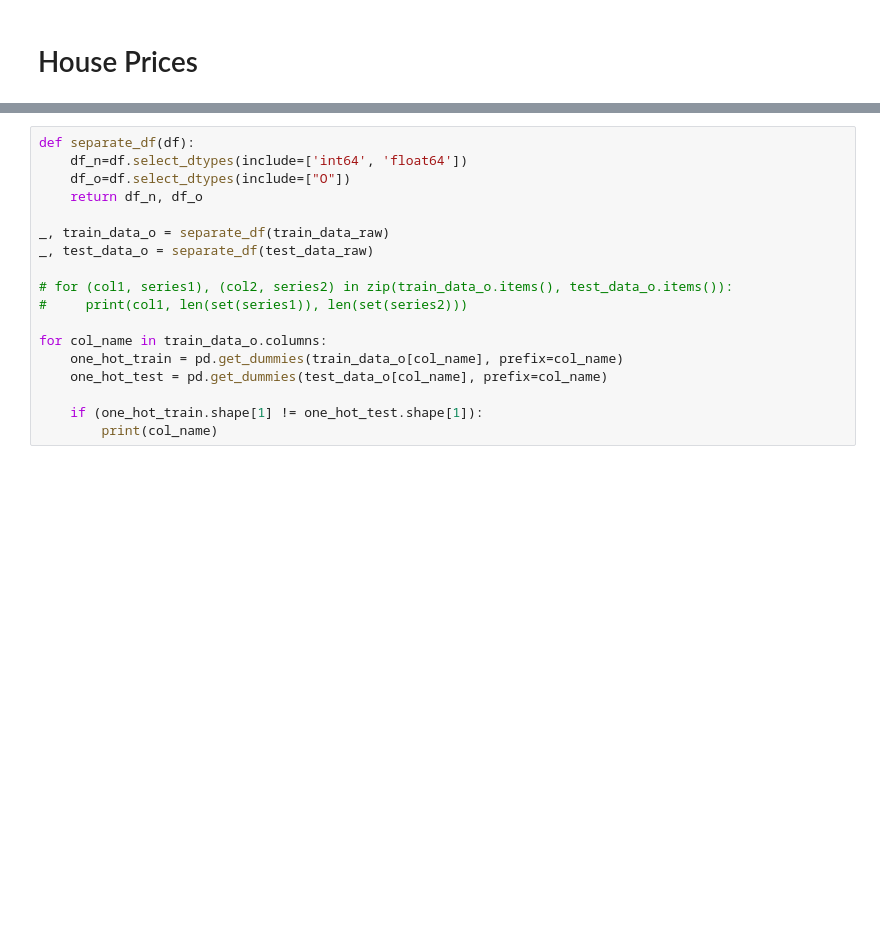
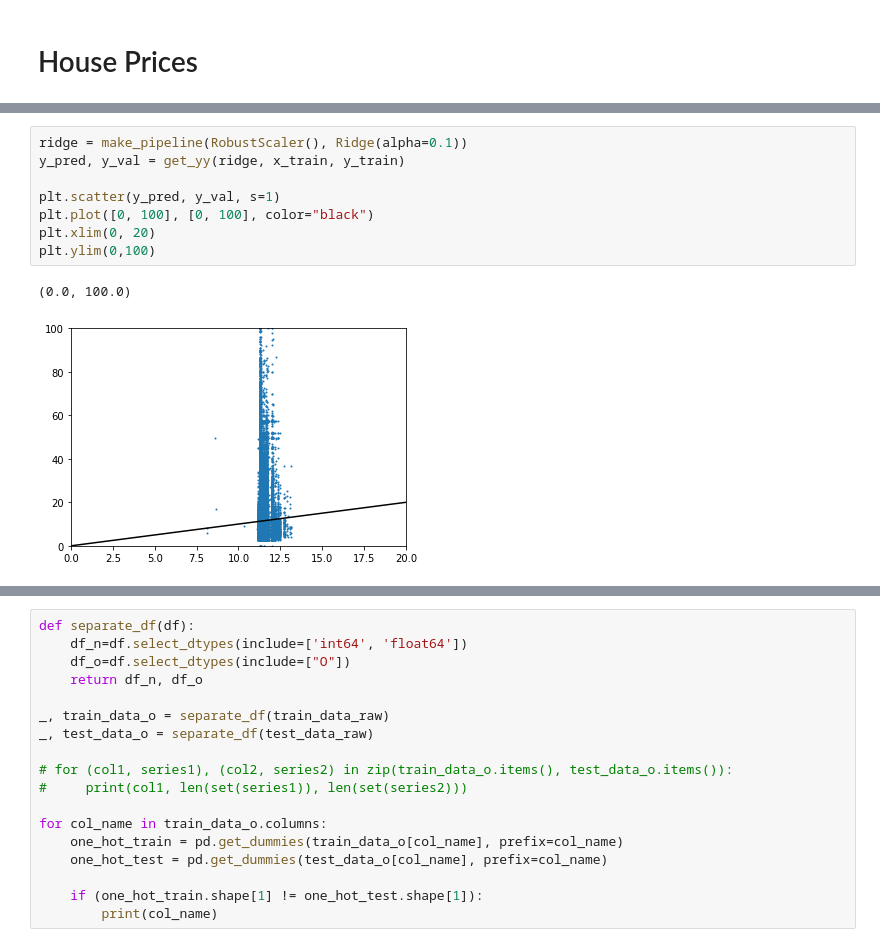
Before and after one commit to junya737/taxi-fare, a Jupyter notebook: scripts/main.ipynb, the cells around one changed output, grey strips where cells are left out. Saved outputs shown, nothing was run; the diff lists cells and outputs as text; blank space fills up the shorter version.

```diff
--- a/scripts/main.ipynb
+++ b/scripts/main.ipynb
@@ -76,0 +165,11 @@ memory usage: 924.0+ KB
+# %%
+ridge = make_pipeline(RobustScaler(), Ridge(alpha=0.1))
+y_pred, y_val = get_yy(ridge, x_train, y_train)
+
+plt.scatter(y_pred, y_val, s=1)
+plt.plot([0, 100], [0, 100], color="black")
+plt.xlim(0, 20)
+plt.ylim(0,100)
+# %% [output]
+(0.0, 100.0)
+[figure, added]
```
Also changed, not shown: parts of 31 cells of this notebook, 1 other file.
